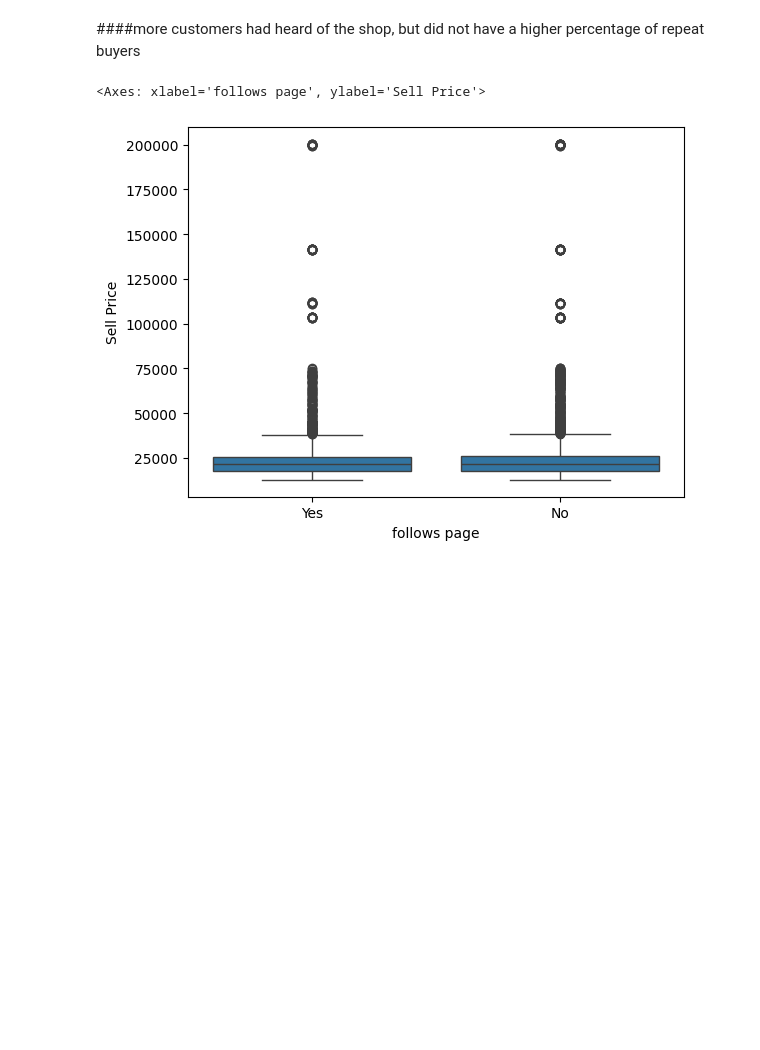
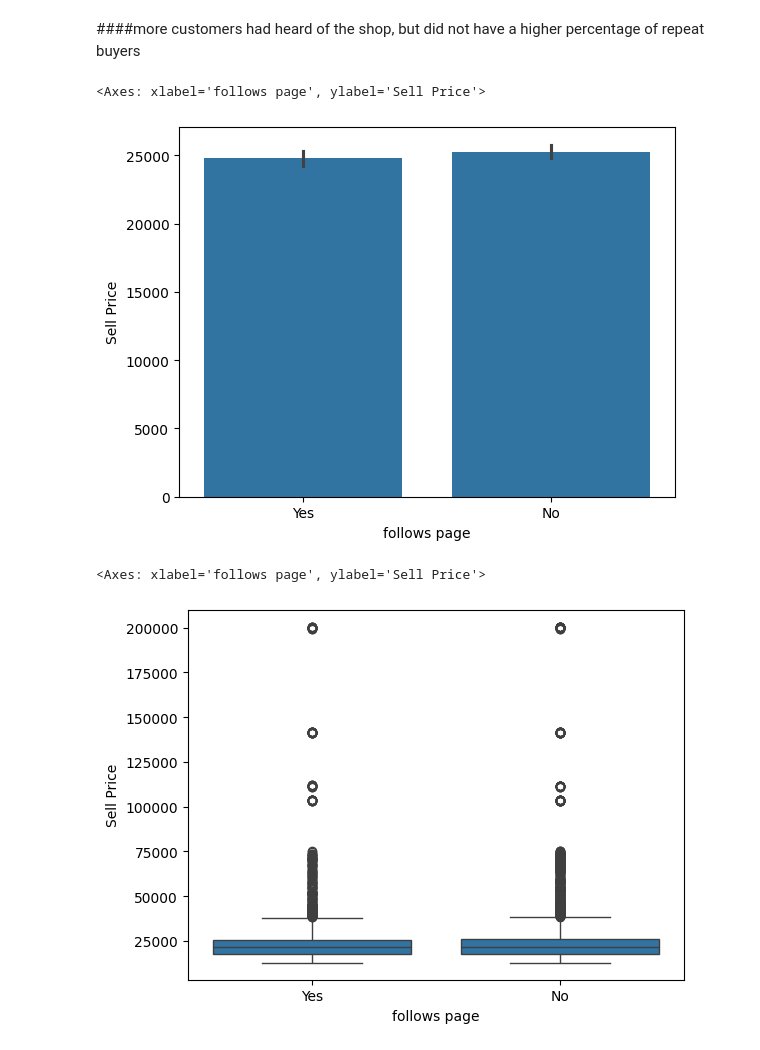
Before and after one commit to adebayopeter/SDS-CP026-retail-pulse, a Jupyter notebook: submissions/team/greg-gibson/notebooks/greg-CP026-retail-pulse-1-EDA.ipynb, the cells around one changed output. Saved outputs shown, nothing was run; the diff lists cells and outputs as text; code cells hidden in the pictures; blank space fills up the shorter version.

```diff
--- a/submissions/team/greg-gibson/notebooks/greg-CP026-retail-pulse-1-EDA.ipynb
+++ b/submissions/team/greg-gibson/notebooks/greg-CP026-retail-pulse-1-EDA.ipynb
@@ -259,5 +328,10 @@ sns.countplot(data, x='heard of shop', hue='bought before')
 # %% [markdown]
 ####more customers had heard of the shop, but did not have a higher percentage of repeat buyers
+# %%
+sns.barplot(data, x='follows page', y='Sell Price')
+# %% [output]
+<Axes: xlabel='follows page', ylabel='Sell Price'>
+[figure, added]
 # %%
 sns.boxplot(data, x='follows page', y='Sell Price')
 # %% [output]
```
Also changed, not shown: parts of 15 cells of this notebook.
